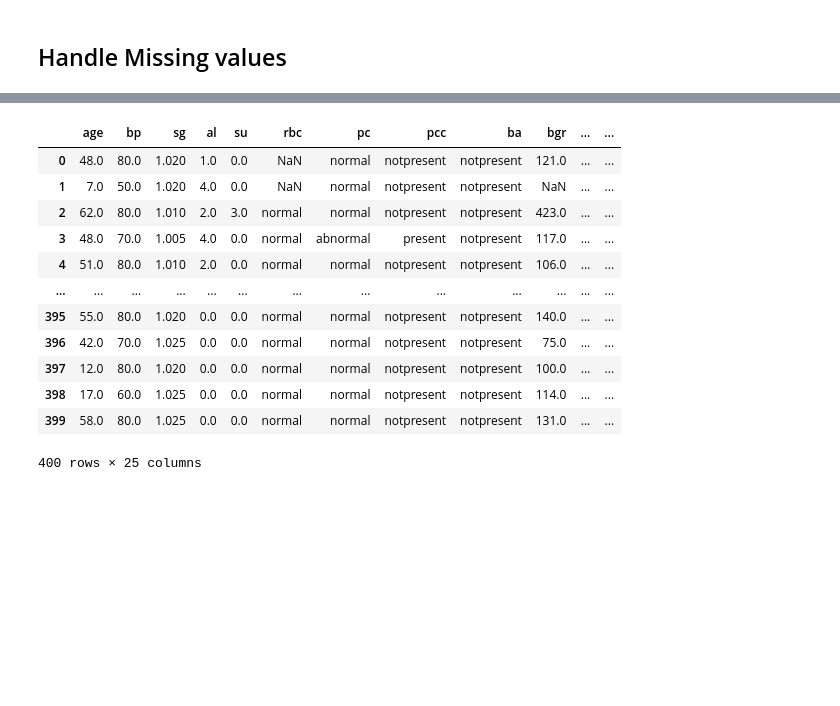
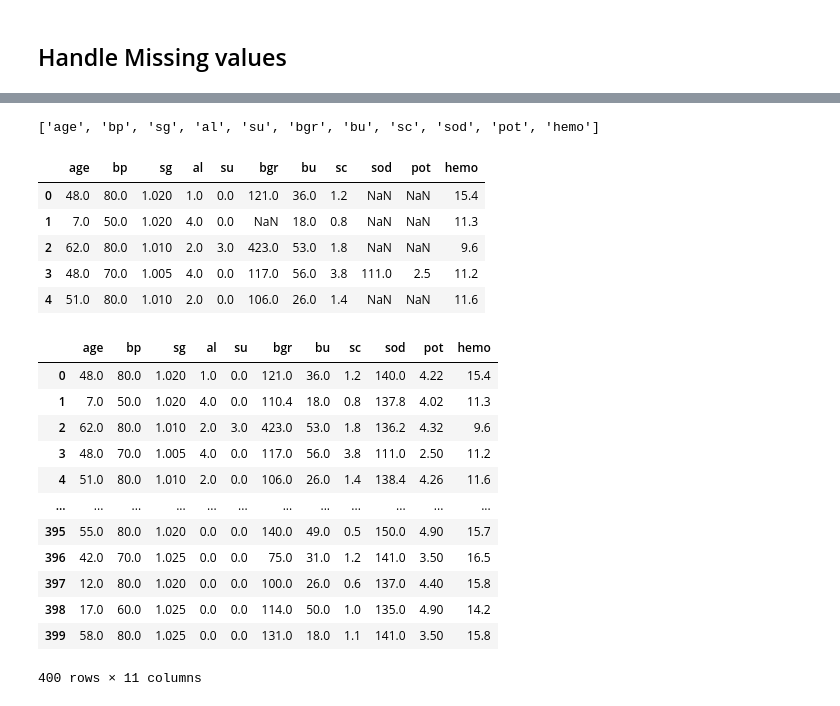
Before and after one commit to junaidulhassan/My-All-Kaggle-Jupyter-Notebooks, a Jupyter notebook: Chronic-Kidney-Disease-Detection/notebook.ipynb, the cells around one changed output, grey strips where cells are left out. Drawn from its saved outputs; the diff is of its cells as text; code cells hidden in the pictures; blank space fills up the shorter version.

```diff
--- a/Chronic-Kidney-Disease-Detection/notebook.ipynb
+++ b/Chronic-Kidney-Disease-Detection/notebook.ipynb
@@ -130,16 +122,39 @@ from sklearn.impute import
+# %%
+Info = df.dtypes
+num_col = Info[Info==float].index.tolist()
+# %%
+num_col
+# %% [output]
+['age', 'bp', 'sg', 'al', 'su', 'bgr', 'bu', 'sc', 'sod', 'pot', 'hemo']
 # %%
-df
+df[num_col].head()
 # %% [output]
-|  | age | bp | sg | al | su | rbc | pc | pcc | ba | bgr | ... | ... |
-| 0 | 48.0 | 80.0 | 1.020 | 1.0 | 0.0 | NaN | normal | notpresent | notpresent | 121.0 | ... | ... |
-| 1 | 7.0 | 50.0 | 1.020 | 4.0 | 0.0 | NaN | normal | notpresent | notpresent | NaN | ... | ... |
-| 2 | 62.0 | 80.0 | 1.010 | 2.0 | 3.0 | normal | normal | notpresent | notpresent | 423.0 | ... | ... |
-| 3 | 48.0 | 70.0 | 1.005 | 4.0 | 0.0 | normal | abnormal | present | notpresent | 117.0 | ... | ... |
-| 4 | 51.0 | 80.0 | 1.010 | 2.0 | 0.0 | normal | normal | notpresent | notpresent | 106.0 | ... | ... |
-| ... | ... | ... | ... | ... | ... | ... | ... | ... | ... | ... | ... | ... |
-| 395 | 55.0 | 80.0 | 1.020 | 0.0 | 0.0 | normal | normal | notpresent | notpresent | 140.0 | ... | ... |
-| 396 | 42.0 | 70.0 | 1.025 | 0.0 | 0.0 | normal | normal | notpresent | notpresent | 75.0 | ... | ... |
-| 397 | 12.0 | 80.0 | 1.020 | 0.0 | 0.0 | normal | normal | notpresent | notpresent | 100.0 | ... | ... |
-| 398 | 17.0 | 60.0 | 1.025 | 0.0 | 0.0 | normal | normal | notpresent | notpresent | 114.0 | ... | ... |
-| 399 | 58.0 | 80.0 | 1.025 | 0.0 | 0.0 | normal | normal | notpresent | notpresent | 131.0 | ... | ... |
+|  | age | bp | sg | al | su | bgr | bu | sc | sod | pot | hemo |
+| 0 | 48.0 | 80.0 | 1.020 | 1.0 | 0.0 | 121.0 | 36.0 | 1.2 | NaN | NaN | 15.4 |
+| 1 | 7.0 | 50.0 | 1.020 | 4.0 | 0.0 | NaN | 18.0 | 0.8 | NaN | NaN | 11.3 |
+| 2 | 62.0 | 80.0 | 1.010 | 2.0 | 3.0 | 423.0 | 53.0 | 1.8 | NaN | NaN | 9.6 |
+| 3 | 48.0 | 70.0 | 1.005 | 4.0 | 0.0 | 117.0 | 56.0 | 3.8 | 111.0 | 2.5 | 11.2 |
+| 4 | 51.0 | 80.0 | 1.010 | 2.0 | 0.0 | 106.0 | 26.0 | 1.4 | NaN | NaN | 11.6 |
-400 rows × 25 columns
+# %%
+imputer = KNNImputer(
+    n_neighbors=5,
+)
+data = imputer.fit_transform(df[num_col])
+pd.DataFrame(
+    data=data,
+    columns=num_col
+)
+# %% [output]
+|  | age | bp | sg | al | su | bgr | bu | sc | sod | pot | hemo |
+| 0 | 48.0 | 80.0 | 1.020 | 1.0 | 0.0 | 121.0 | 36.0 | 1.2 | 140.0 | 4.22 | 15.4 |
+| 1 | 7.0 | 50.0 | 1.020 | 4.0 | 0.0 | 110.4 | 18.0 | 0.8 | 137.8 | 4.02 | 11.3 |
+| 2 | 62.0 | 80.0 | 1.010 | 2.0 | 3.0 | 423.0 | 53.0 | 1.8 | 136.2 | 4.32 | 9.6 |
+| 3 | 48.0 | 70.0 | 1.005 | 4.0 | 0.0 | 117.0 | 56.0 | 3.8 | 111.0 | 2.50 | 11.2 |
+| 4 | 51.0 | 80.0 | 1.010 | 2.0 | 0.0 | 106.0 | 26.0 | 1.4 | 138.4 | 4.26 | 11.6 |
+| ... | ... | ... | ... | ... | ... | ... | ... | ... | ... | ... | ... |
+| 395 | 55.0 | 80.0 | 1.020 | 0.0 | 0.0 | 140.0 | 49.0 | 0.5 | 150.0 | 4.90 | 15.7 |
+| 396 | 42.0 | 70.0 | 1.025 | 0.0 | 0.0 | 75.0 | 31.0 | 1.2 | 141.0 | 3.50 | 16.5 |
+| 397 | 12.0 | 80.0 | 1.020 | 0.0 | 0.0 | 100.0 | 26.0 | 0.6 | 137.0 | 4.40 | 15.8 |
+| 398 | 17.0 | 60.0 | 1.025 | 0.0 | 0.0 | 114.0 | 50.0 | 1.0 | 135.0 | 4.90 | 14.2 |
+| 399 | 58.0 | 80.0 | 1.025 | 0.0 | 0.0 | 131.0 | 18.0 | 1.1 | 141.0 | 3.50 | 15.8 |
+400 rows × 11 columns
```
Also changed, not shown: parts of 1 cell of this notebook.
